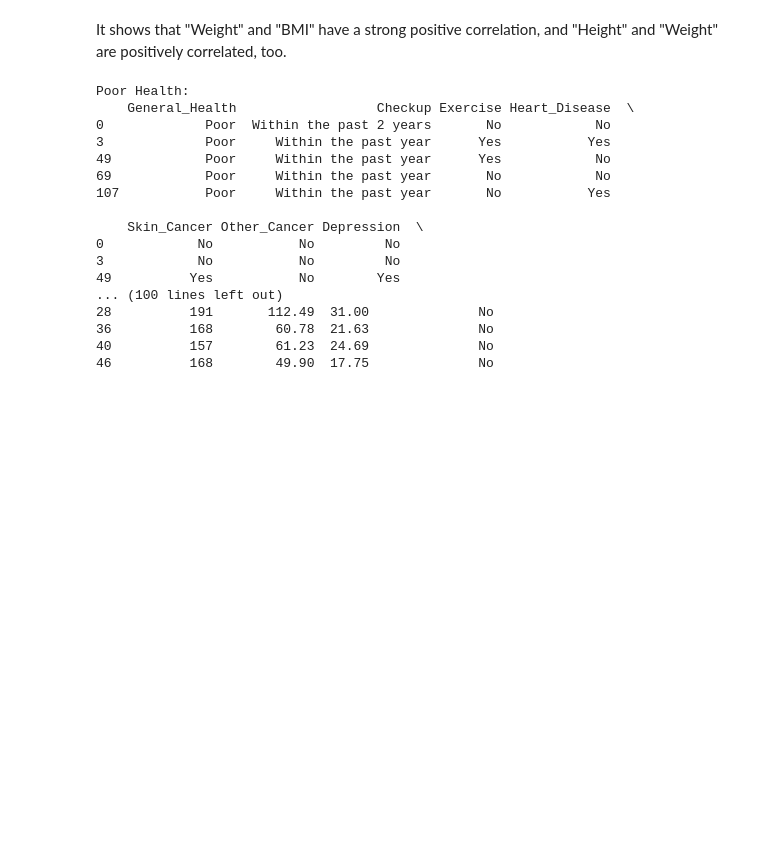
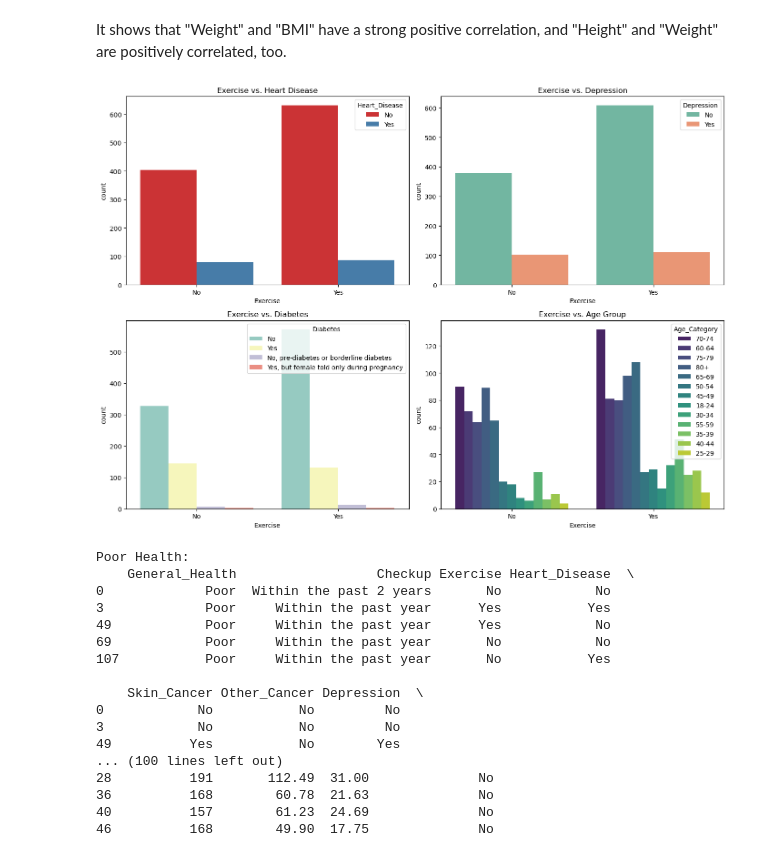
Before and after one commit to jatingangare44/jatin-s-project-, a Jupyter notebook: CA2_Data_visualization_.ipynb, the cells around one changed output. Cells and saved outputs as stored; diff of their text form; code cells hidden in the pictures; blank space fills up the shorter version.

```diff
--- a/CA2_Data_visualization_.ipynb
+++ b/CA2_Data_visualization_.ipynb
@@ -336,6 +375,40 @@ plt.show()
 [figure]
 # %% [markdown]
  It shows that "Weight" and "BMI" have a strong positive correlation, and "Height" and "Weight" are positively correlated, too.
+# %%
+import matplotlib.pyplot as plt
+import seaborn as sns
+
+# Create a figure with four subplots
+plt.figure(figsize=(14, 10))
+
+# Subplot 1: Exercise vs. Heart Disease
+plt.subplot(2, 2, 1)
+sns.countplot(x='Exercise', hue='Heart_Disease', data=df, palette='Set1')
+plt.title("Exercise vs. Heart Disease")
+
+# Subplot 2: Exercise vs. Depression
+plt.subplot(2, 2, 2)
+sns.countplot(x='Exercise', hue='Depression', data=df, palette='Set2')
+plt.title("Exercise vs. Depression")
+
+# Subplot 3: Exercise vs. Diabetes
+plt.subplot(2, 2, 3)
+sns.countplot(x='Exercise', hue='Diabetes', data=df, palette='Set3')
+plt.title("Exercise vs. Diabetes")
+
+# Subplot 4: Exercise vs. Age Group
+plt.subplot(2, 2, 4)
+sns.countplot(x='Exercise', hue='Age_Category', data=df, palette='viridis')
+plt.title("Exercise vs. Age Group")
+
+# Adjust subplot layout
+plt.tight_layout()
+
+# Show the subplots
+plt.show()
+# %% [output]
+[figure, added]
 # %%
 # Separate DataFrame based on General_Health
 poor_health_df = df[df['General_Health'] == 'Poor']
```
Also changed, not shown: parts of 5 cells of this notebook.
